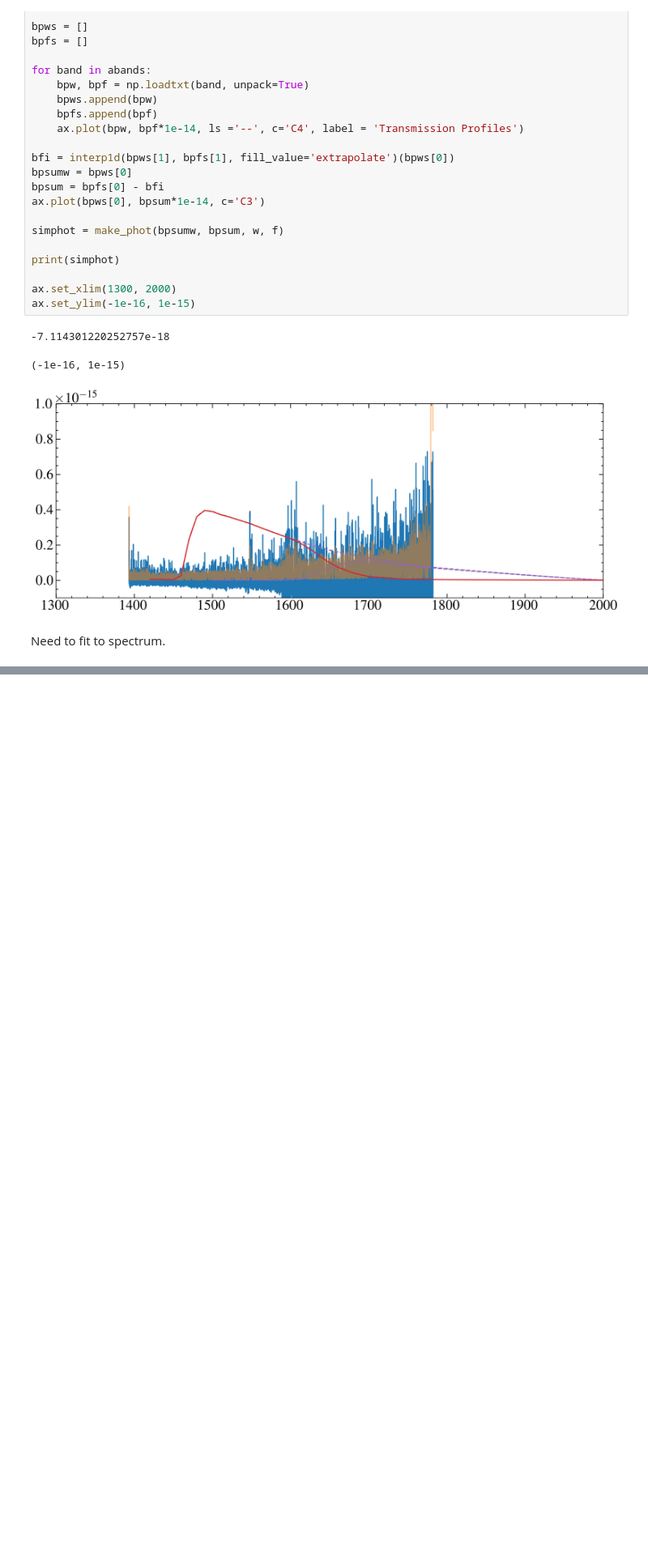
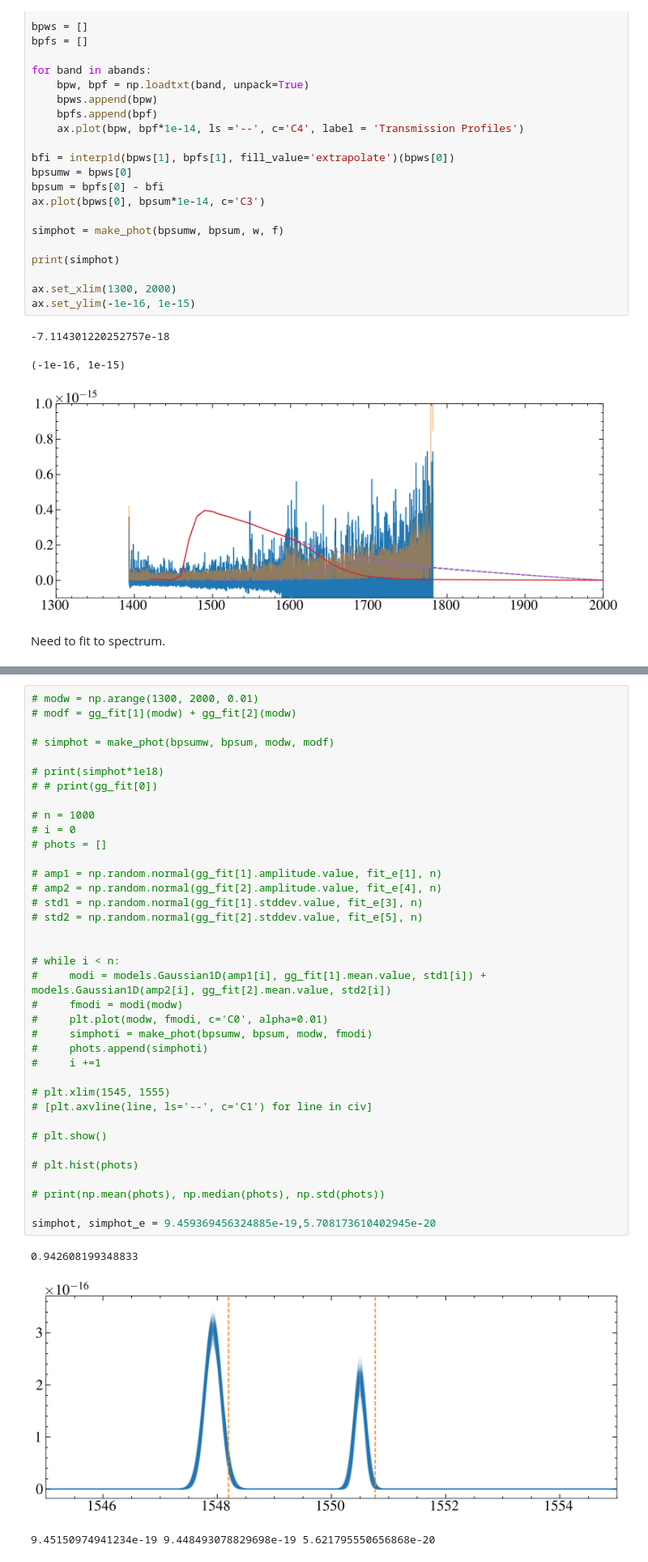
Before and after one commit to davidjwilson/SEDs, a Jupyter notebook: trappist-1/hst_photometry/science.ipynb, the cells around one changed output, grey strips where cells are left out. Shown at 81% size. Saved outputs shown, nothing was run; the diff lists cells and outputs as text; blank space fills up the shorter version.

```diff
--- a/trappist-1/hst_photometry/science.ipynb
+++ b/trappist-1/hst_photometry/science.ipynb
@@ -1340 +1506,42 @@ print(np.trapz(gg_fit(wn), wn) - np.trapz(gg_fit[0](wn), wn))
 [figure]
+# %%
+# modw = np.arange(1300, 2000, 0.01)
+# modf = gg_fit[1](modw) + gg_fit[2](modw)
+
+# simphot = make_phot(bpsumw, bpsum, modw, modf)
+
+# print(simphot*1e18)
+# # print(gg_fit[0])
+
+# n = 1000
+# i = 0
+# phots = []
+
+# amp1 = np.random.normal(gg_fit[1].amplitude.value, fit_e[1], n)
+# amp2 = np.random.normal(gg_fit[2].amplitude.value, fit_e[4], n)
+# std1 = np.random.normal(gg_fit[1].stddev.value, fit_e[3], n)
+# std2 = np.random.normal(gg_fit[2].stddev.value, fit_e[5], n)
+
+
+# while i < n:
+#     modi = models.Gaussian1D(amp1[i], gg_fit[1].mean.value, std1[i]) + models.Gaussian1D(amp2[i], gg_fit[2].mean.value, std2[i])
+#     fmodi = modi(modw)
+#     plt.plot(modw, fmodi, c='C0', alpha=0.01)
+#     simphoti = make_phot(bpsumw, bpsum, modw, fmodi)
+#     phots.append(simphoti)
+#     i +=1
+
+# plt.xlim(1545, 1555)
+# [plt.axvline(line, ls='--', c='C1') for line in civ]
+
+# plt.show()
+
+# plt.hist(phots)
+
+# print(np.mean(phots), np.median(phots), np.std(phots))
+
+simphot, simphot_e = 9.459369456324885e-19,5.708173610402945e-20
+# %% [output]
+0.942608199348833
+[figure, added]
+9.45150974941234e-19 9.448493078829698e-19 5.621795550656868e-20
```
Also changed, not shown: parts of 5 cells of this notebook, 5 other files.
